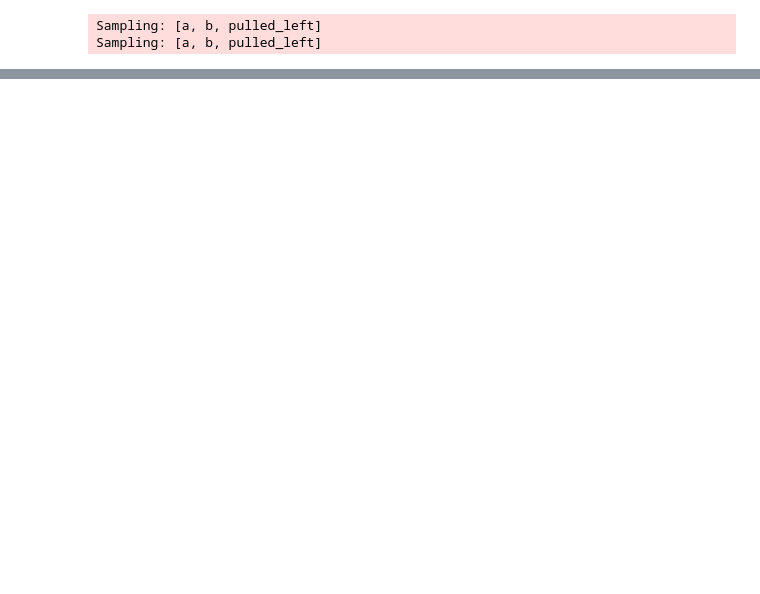
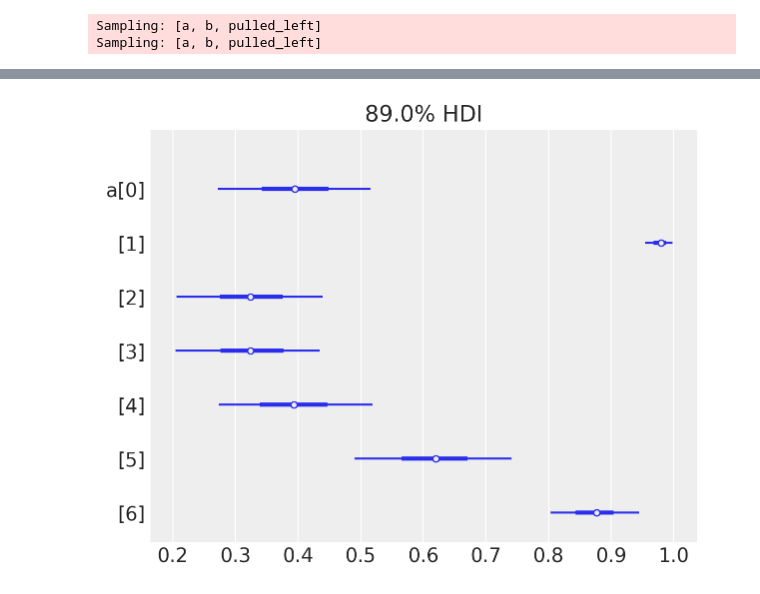
Before and after one commit to styuk/Bayes-Python, a Jupyter notebook: chapter11/chapter11.ipynb, the cells around one changed output, grey strips where cells are left out. Drawn from its saved outputs; the diff is of its cells as text; code cells hidden in the pictures; blank space fills up the shorter version.

```diff
--- a/chapter11/chapter11.ipynb
+++ b/chapter11/chapter11.ipynb
@@ -128,0 +190,3 @@ Sampling: [a, b, pulled_left]
+# %%
+actor_idx, actors = pd.factorize(d.actor)
+treat_idx, treatments = pd.factorize(d.treatment)
@@ -128,0 +200,14 @@ Sampling: [a, b, pulled_left]
+# %%
+with pm.Model() as m11_4:
+    a = pm.Normal("a", 0.0, 1.5, shape=len(actors))
+    b = pm.Normal("b", 0.0, 0.5, shape=len(treatments))
+
+    actor_id = pm.intX(pm.Data("actor_id", actor_idx))
+    treat_id = pm.intX(pm.Data("treat_id", treat_idx))
+    p = pm.Deterministic("p", pm.math.invlogit(a[actor_id] + b[treat_id]))
+
+    pulled_left = pm.Binomial("pulled_left", 1, p, observed=d.pulled_left)
+
+    trace_11_4 = pm.sample(random_seed=RANDOM_SEED)
+
+az.summary(trace_11_4, var_names=["a", "b"], round_to=2)
@@ -128,0 +233,4 @@ Sampling: [a, b, pulled_left]
+# %%
+az.plot_forest(trace_11_4, var_names=["a"], transform=logistic, combined=True);
+# %% [output]
+[figure, added]
```
Also changed, not shown: parts of 11 cells of this notebook.
